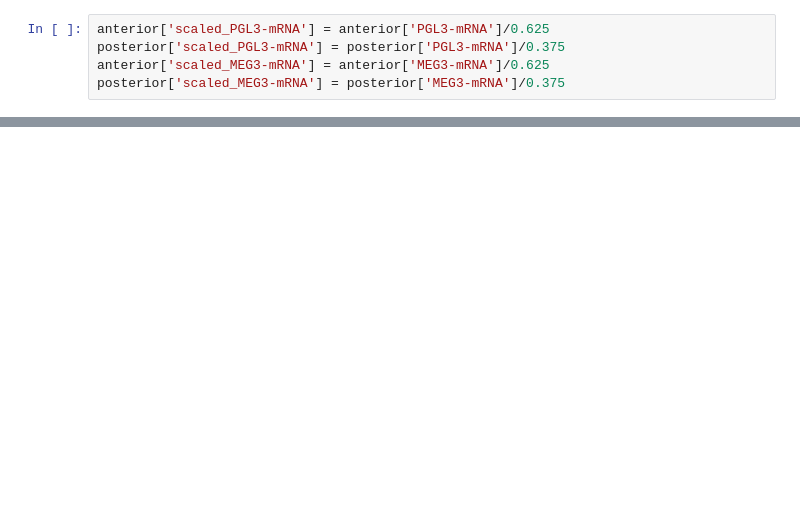
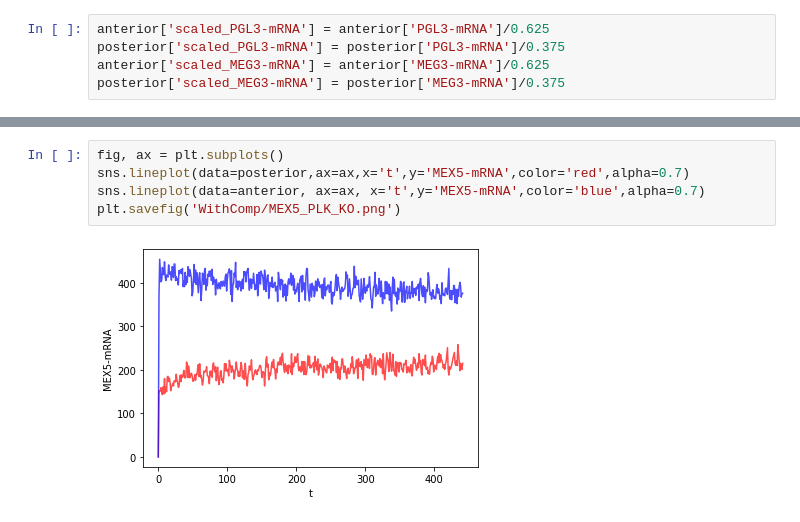
Before and after one commit to toby-clark4/Mini-Project, a Jupyter notebook: analysis.ipynb, the cells around one changed output, grey strips where cells are left out. Cells and saved outputs as stored; diff of their text form; blank space fills up the shorter version.

```diff
--- a/analysis.ipynb
+++ b/analysis.ipynb
@@ -27,0 +42,7 @@ display(anterior['scaled_PGL3-mRNA'].mean())
+# %%
+fig, ax = plt.subplots()
+sns.lineplot(data=posterior,ax=ax,x='t',y='MEX5-mRNA',color='red',alpha=0.7)
+sns.lineplot(data=anterior, ax=ax, x='t',y='MEX5-mRNA',color='blue',alpha=0.7)
+plt.savefig('WithComp/MEX5_PLK_KO.png')
+# %% [output]
+[figure, added]
```
Also changed, not shown: parts of 4 cells of this notebook, 3 other files.
